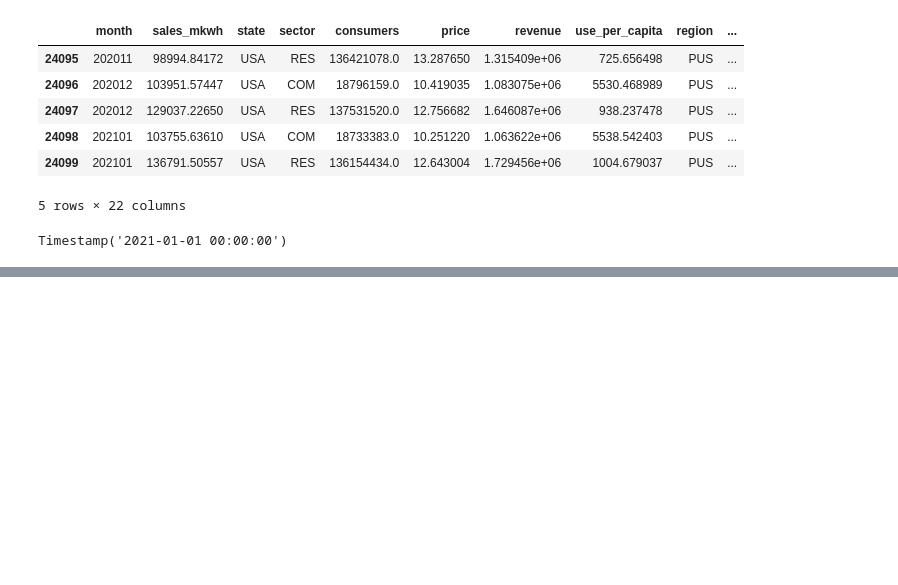
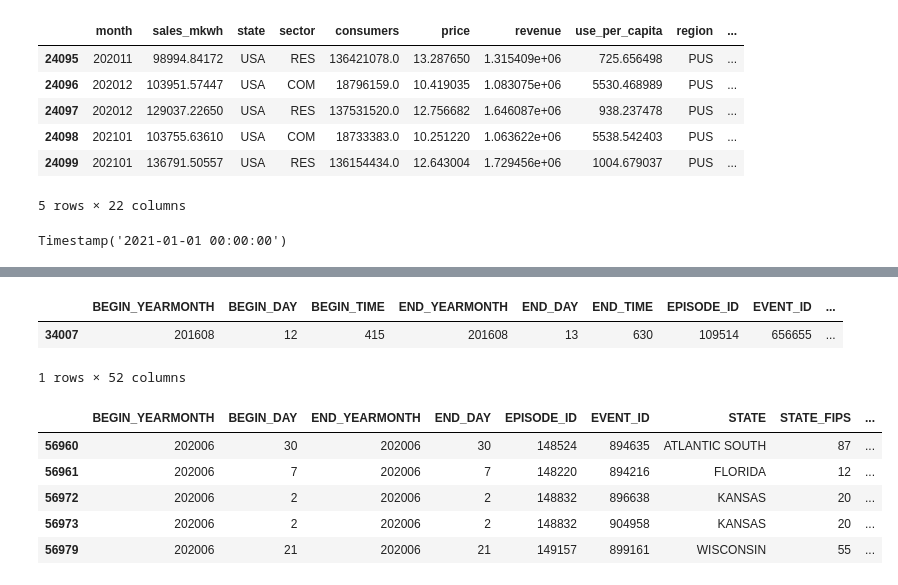
Before and after one commit to tsdataclinic/covid-energy-burden, a Jupyter notebook: EnergyData.ipynb, the cells around one changed output, grey strips where cells are left out. Saved outputs shown, nothing was run; the diff lists cells and outputs as text; code cells hidden in the pictures; blank space fills up the shorter version.

```diff
--- a/EnergyData.ipynb
+++ b/EnergyData.ipynb
@@ -194,3 +210,26 @@ energy_data.tail()
 energy_data.date.max()
 # %% [output]
 Timestamp('2021-01-01 00:00:00')
+# %%
+data_urls = ['https://www1.ncdc.noaa.gov/pub/data/swdi/stormevents/csvfiles/StormEvents_details-ftp_v1.0_d2008_c20180718.csv.gz',
+            'https://www1.ncdc.noaa.gov/pub/data/swdi/stormevents/csvfiles/StormEvents_details-ftp_v1.0_d2009_c20180718.csv.gz',
+            'https://www1.ncdc.noaa.gov/pub/data/swdi/stormevents/csvfiles/StormEvents_details-ftp_v1.0_d2010_c20200922.csv.gz',
+            'https://www1.ncdc.noaa.gov/pub/data/swdi/stormevents/csvfiles/StormEvents_details-ftp_v1.0_d2011_c20180718.csv.gz',
+            'https://www1.ncdc.noaa.gov/pub/data/swdi/stormevents/csvfiles/StormEvents_details-ftp_v1.0_d2012_c20200317.csv.gz',
+            'https://www1.ncdc.noaa.gov/pub/data/swdi/stormevents/csvfiles/StormEvents_details-ftp_v1.0_d2013_c20170519.csv.gz',
+            'https://www1.ncdc.noaa.gov/pub/data/swdi/stormevents/csvfiles/StormEvents_details-ftp_v1.0_d2014_c20210120.csv.gz',
+            'https://www1.ncdc.noaa.gov/pub/data/swdi/stormevents/csvfiles/StormEvents_details-ftp_v1.0_d2015_c20191116.csv.gz',
+            'https://www1.ncdc.noaa.gov/pub/data/swdi/stormevents/csvfiles/StormEvents_details-ftp_v1.0_d2016_c20190817.csv.gz',
+            'https://www1.ncdc.noaa.gov/pub/data/swdi/stormevents/csvfiles/StormEvents_details-ftp_v1.0_d2017_c20210120.csv.gz',
+            'https://www1.ncdc.noaa.gov/pub/data/swdi/stormevents/csvfiles/StormEvents_details-ftp_v1.0_d2018_c20201216.csv.gz',
+            'https://www1.ncdc.noaa.gov/pub/data/swdi/stormevents/csvfiles/StormEvents_details-ftp_v1.0_d2019_c20210223.csv.gz',
+            'https://www1.ncdc.noaa.gov/pub/data/swdi/stormevents/csvfiles/StormEvents_details-ftp_v1.0_d2020_c20210223.csv.gz']
+# %%
+idx=0
+for d in data_urls:
+    tmp = pd.read_csv(d)
+    if idx == 0:
+        storm_data = tmp.copy()
+    else:
+        storm_data = storm_data.append(tmp)
+    idx = idx +1
@@ -196,0 +256,23 @@ Timestamp('2021-01-01 00:00:00')
+# %%
+storm_data[storm_data.DAMAGE_PROPERTY == '629.00M']
+# %% [output]
+|  | BEGIN_YEARMONTH | BEGIN_DAY | BEGIN_TIME | END_YEARMONTH | END_DAY | END_TIME | EPISODE_ID | EVENT_ID | ... |
+| 34007 | 201608 | 12 | 415 | 201608 | 13 | 630 | 109514 | 656655 | ... |
+1 rows × 52 columns
+# %%
+# storm_data_clean = storm_data[storm_data.MAGNITUDE>60].copy()
+storm_data_clean = storm_data[['BEGIN_YEARMONTH', 'BEGIN_DAY', 'END_YEARMONTH',
+       'END_DAY', 'EPISODE_ID', 'EVENT_ID', 'STATE', 'STATE_FIPS',
+       'EVENT_TYPE','MAGNITUDE', 'CATEGORY', 'TOR_F_SCALE',
+       'EPISODE_NARRATIVE']].copy()
+# %%
+storm_data_clean = storm_data_clean.drop_duplicates(subset=['EVENT_TYPE','EPISODE_ID','STATE'])
+# %%
+storm_data_clean.tail()
+# %% [output]
+|  | BEGIN_YEARMONTH | BEGIN_DAY | END_YEARMONTH | END_DAY | EPISODE_ID | EVENT_ID | STATE | STATE_FIPS | ... |
+| 56960 | 202006 | 30 | 202006 | 30 | 148524 | 894635 | ATLANTIC SOUTH | 87 | ... |
+| 56961 | 202006 | 7 | 202006 | 7 | 148220 | 894216 | FLORIDA | 12 | ... |
+| 56972 | 202006 | 2 | 202006 | 2 | 148832 | 896638 | KANSAS | 20 | ... |
+| 56973 | 202006 | 2 | 202006 | 2 | 148832 | 904958 | KANSAS | 20 | ... |
+| 56979 | 202006 | 21 | 202006 | 21 | 149157 | 899161 | WISCONSIN | 55 | ... |
```
Also changed, not shown: parts of 22 cells of this notebook, 4 other files.
